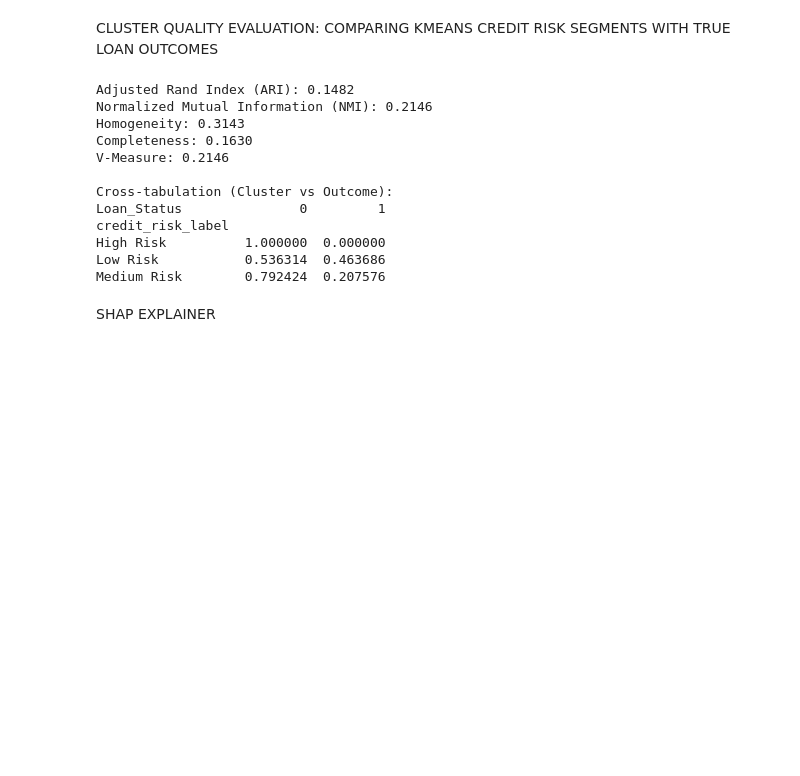
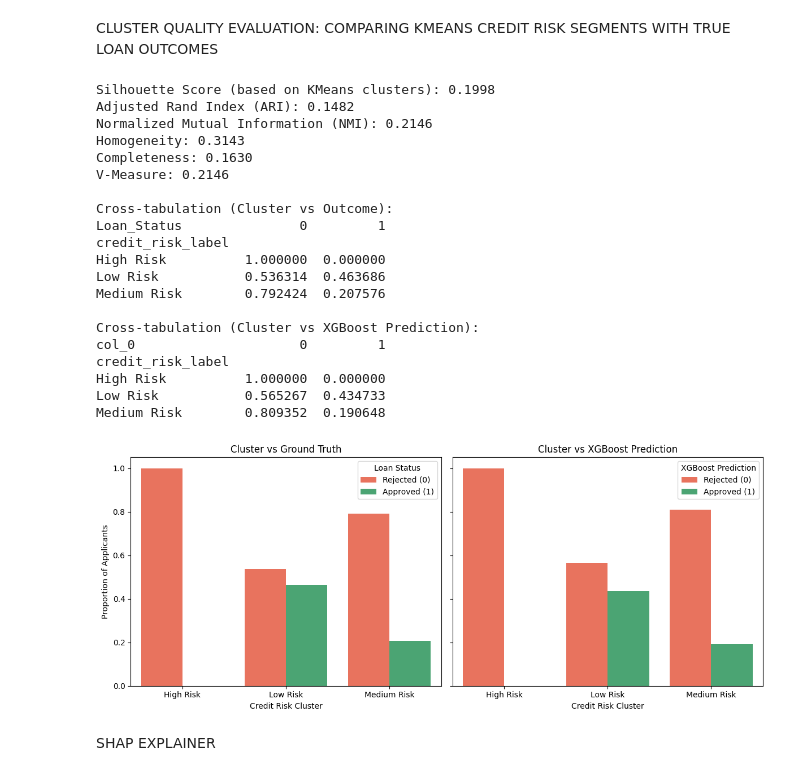
Before and after one commit to ivyycc/ACML-Project-, a Jupyter notebook: Loan_Prediction_Project/LoanPrediction.ipynb, the cells around one changed output. Saved outputs shown, nothing was run; the diff lists cells and outputs as text; code cells hidden in the pictures; blank space fills up the shorter version.

Commit message:
small edits, adding graphs

```diff
--- a/Loan_Prediction_Project/LoanPrediction.ipynb
+++ b/Loan_Prediction_Project/LoanPrediction.ipynb
@@ -495,38 +592,104 @@ df_formodel['outcome_numeric'] = le.fit_transform(df_formodel['Loan_Status'])
 # 3. Get arrays of true labels and predicted clusters
 true_labels = df_formodel['outcome_numeric'].values
 predicted_clusters = df_formodel['cluster_numeric'].values
+
+
+# Silhouette Score
+score = silhouette_score(X_cluster, df_formodel['cluster_id'])
+print(f"\nSilhouette Score (based on KMeans clusters): {score:.4f}")
+
 
 # 4. Adjusted Rand Index (ARI)
 ari = adjusted_rand_score(true_labels, predicted_clusters)
 print(f"Adjusted Rand Index (ARI): {ari:.4f}")
 
 # 5. Normalized Mutual Information (NMI)
 nmi = normalized_mutual_info_score(true_labels, predicted_clusters)
 print(f"Normalized Mutual Information (NMI): {nmi:.4f}")
 
 # 6. Homogeneity, Completeness, V-Measure
 homogeneity, completeness, v_measure = homogeneity_completeness_v_measure(true_labels, predicted_clusters)
 print(f"Homogeneity: {homogeneity:.4f}")
 print(f"Completeness: {completeness:.4f}")
 print(f"V-Measure: {v_measure:.4f}")
 
 # 7. Cross-tabulation for intuitive comparison
 print("\nCross-tabulation (Cluster vs Outcome):")
 crosstab = pd.crosstab(df_formodel['credit_risk_label'], df_formodel['Loan_Status'], normalize='index')
 print(crosstab)
+
+# 8. Compare clusters to XGBoost model predictions on the same data
+# Get XGBoost predictions for the full dataset used in clustering
+selected_features = xgb_model.feature_names_in_
+X_cluster_matched = df_formodel[selected_features]
+y_pred_full = xgb_model.predict(X_cluster_matched)
+print("\nCross-tabulation (Cluster vs XGBoost Prediction):")
+crosstab_xgb = pd.crosstab(df_formodel['credit_risk_label'], y_pred_full, normalize='index')
+print(crosstab_xgb)
+
+# Prepare data for grouped bar plot
+crosstab_plot = crosstab.reset_index().melt(id_vars='credit_risk_label', var_name='Loan_Status', value_name='Proportion')
+crosstab_xgb_plot = crosstab_xgb.reset_index().melt(id_vars='credit_risk_label', var_name='XGB_Pred', value_name='Proportion')
+
+fig, axes = plt.subplots(1, 2, figsize=(12, 5), sharey=True)
+
+# Define color palettes for 0/1 labels (Rejected/Approved)
+status_palette = {0: 'tomato', 1: 'mediumseagreen'}
+
+# Plot: Cluster vs Ground Truth (Grouped Bar)
+sns.barplot(
+    data=crosstab_plot,
+    x='credit_risk_label', y='Proportion', hue='Loan_Status',
+    ax=axes[0], palette=status_palette
+)
+axes[0].set_title('Cluster vs Ground Truth')
+axes[0].set_ylabel('Proportion of Applicants')  # More meaningful y-axis label
+axes[0].set_xlabel('Credit Risk Cluster')
+
+# Fix legend colors to match bars for Loan_Status
+handles, labels = axes[0].get_legend_handles_labels()
+new_labels = ['Rejected (0)', 'Approved (1)']
+axes[0].legend(handles=handles, labels=new_labels, title='Loan Status', loc='best')
+
+# Plot: Cluster vs XGBoost Prediction (Grouped Bar)
+sns.barplot(
+    data=crosstab_xgb_plot,
+    x='credit_risk_label', y='Proportion', hue='XGB_Pred',
+    ax=axes[1], palette=status_palette
+)
+axes[1].set_title('Cluster vs XGBoost Prediction')
+axes[1].set_ylabel('Proportion of Applicants')  # More meaningful y-axis label
+axes[1].set_xlabel('Credit Risk Cluster')
+
+# Fix legend colors to match bars for XGB_Pred
+handles, labels = axes[1].get_legend_handles_labels()
+new_labels = ['Rejected (0)', 'Approved (1)']
+axes[1].legend(handles=handles, labels=new_labels, title='XGBoost Prediction', loc='best')
+
+plt.tight_layout()
+plt.show()
 # %% [output]
+Silhouette Score (based on KMeans clusters): 0.1998
 Adjusted Rand Index (ARI): 0.1482
 Normalized Mutual Information (NMI): 0.2146
 Homogeneity: 0.3143
 Completeness: 0.1630
 V-Measure: 0.2146
 
 Cross-tabulation (Cluster vs Outcome):
 Loan_Status               0         1
 credit_risk_label
 High Risk          1.000000  0.000000
 Low Risk           0.536314  0.463686
 Medium Risk        0.792424  0.207576
+
+Cross-tabulation (Cluster vs XGBoost Prediction):
+col_0                     0         1
+credit_risk_label
+High Risk          1.000000  0.000000
+Low Risk           0.565267  0.434733
+Medium Risk        0.809352  0.190648
+[figure, added]
 # %% [markdown]
 SHAP EXPLAINER
 # %%
```
Also changed, not shown: parts of 2 cells of this notebook.
